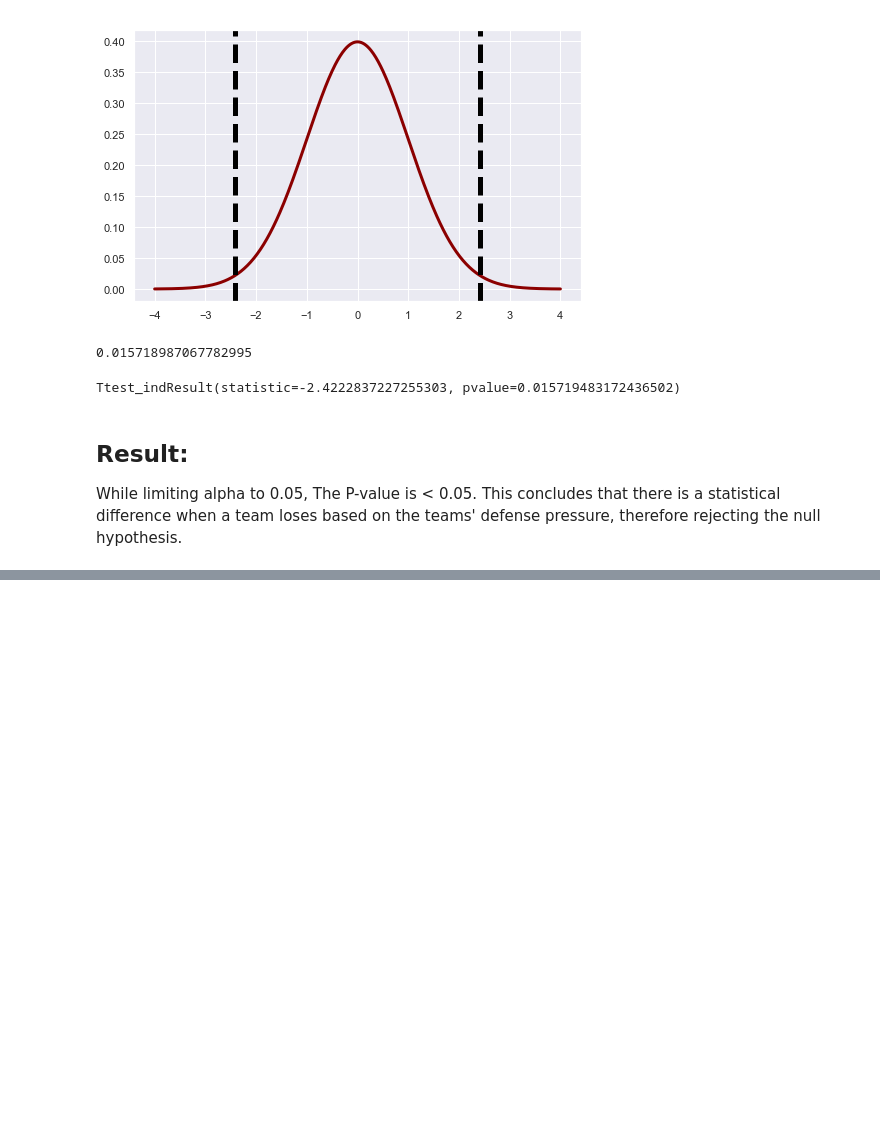
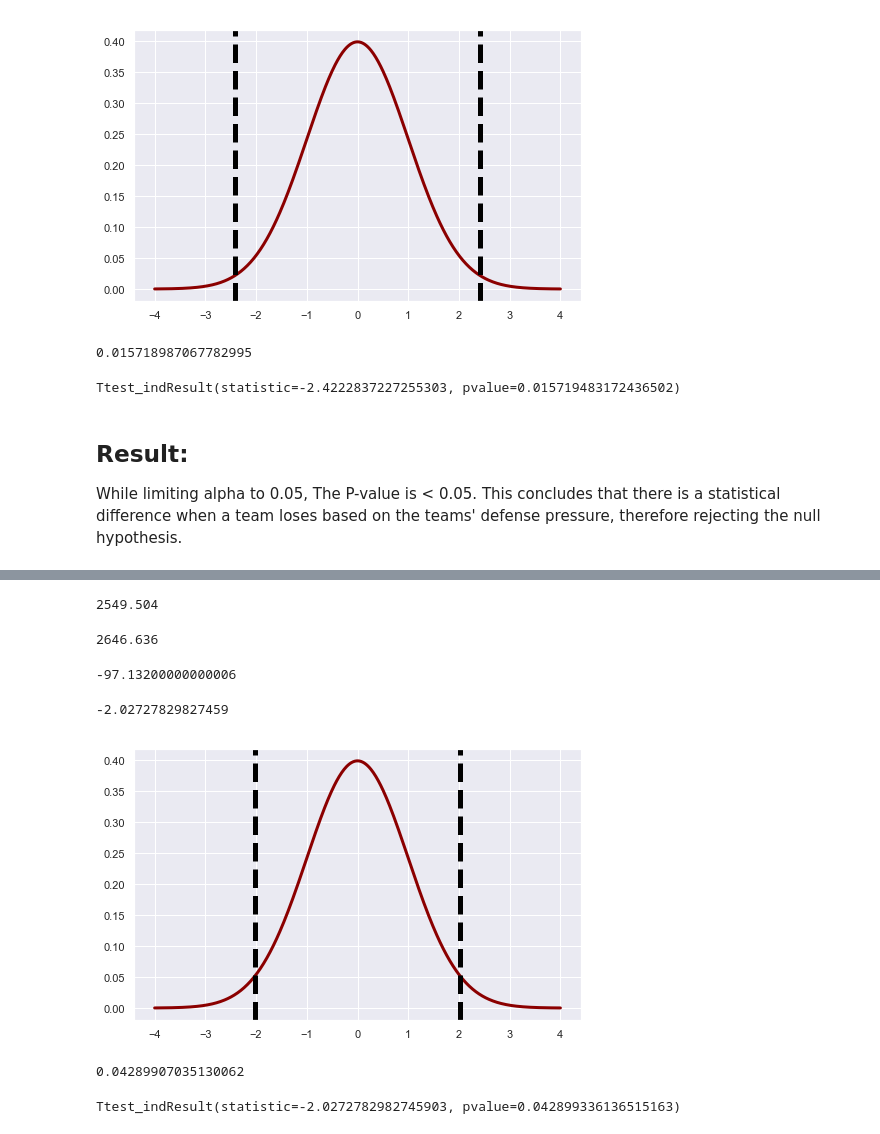
Before and after one commit to Teosoft7/DS_Project2, a Jupyter notebook: Hypothesis_Test.ipynb, the cells around one changed output, grey strips where cells are left out. Cells and saved outputs as stored; diff of their text form; code cells hidden in the pictures; blank space fills up the shorter version.

```diff
--- a/Hypothesis_Test.ipynb
+++ b/Hypothesis_Test.ipynb
@@ -383,0 +424,43 @@ While limiting alpha to 0.05, The P-value is < 0.05. This concludes that there i
+# %%
+win_df = df[df['result'] == 'Win']
+# %%
+number_of_games = 500
+sample_df = win_df.iloc[np.random.randint(low=0,
+                                           high=len(win_df),
+                                           size=number_of_games), :]
+# %%
+experimental = np.array(sample_df['Home_Offense'])
+control = np.array(sample_df['Away_Offense'])
+# %%
+mean_home_offence = experimental.mean()
+mean_home_offence
+# %% [output]
+2549.504
+# %%
+mean_away_offence = control.mean()
+mean_away_offence
+# %% [output]
+2646.636
+# %%
+mean_home_offence - mean_away_offence
+# %% [output]
+-97.13200000000006
+# %%
+t_stat = twosample_tstatistic(experimental, control)
+t_stat
+# %% [output]
+-2.02727829827459
+# %%
+n_control = len(control)
+n_experimental = len(experimental)
+visualize_t(t_stat, n_control, n_experimental)
+# %% [output]
+[figure, added]
+# %%
+stats.t.sf(abs(t_stat), len(experimental)+len(control)-1) * 2
+# %% [output]
+0.04289907035130062
+# %%
+stats.ttest_ind(experimental, control)
+# %% [output]
+Ttest_indResult(statistic=-2.0272782982745903, pvalue=0.042899336136515163)
```
Also changed, not shown: parts of 5 cells of this notebook.
